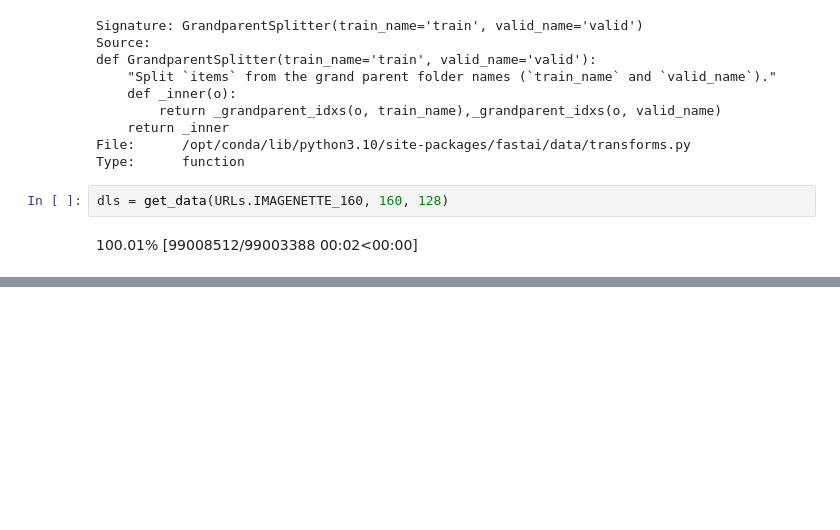
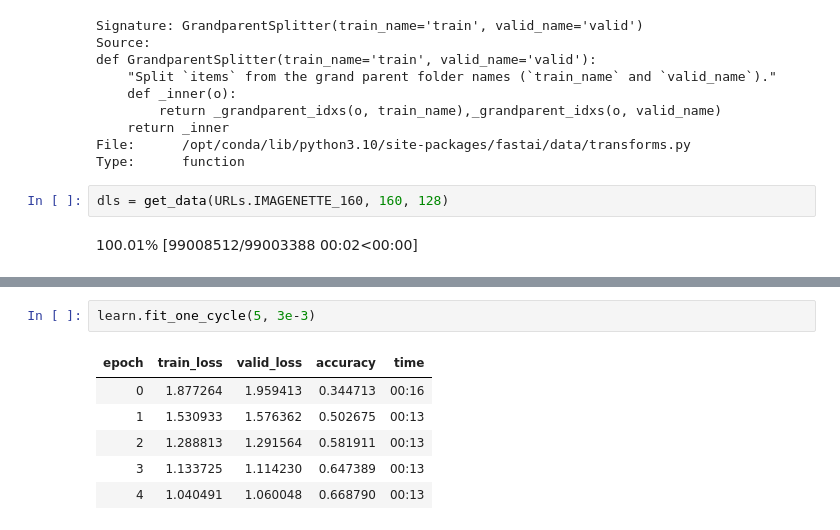
Before and after one commit to flyinacres/fastai-coursework, a Jupyter notebook: fast-14.ipynb, the cells around one changed output, grey strips where cells are left out. Cells and saved outputs as stored; diff of their text form; blank space fills up the shorter version.

```diff
--- a/fast-14.ipynb
+++ b/fast-14.ipynb
@@ -98,0 +129,9 @@ dls = get_data(URLs.IMAGENETTE_160, 160, 128)
+# %%
+learn.fit_one_cycle(5, 3e-3)
+# %% [output]
+| epoch | train_loss | valid_loss | accuracy | time |
+| 0 | 1.877264 | 1.959413 | 0.344713 | 00:16 |
+| 1 | 1.530933 | 1.576362 | 0.502675 | 00:13 |
+| 2 | 1.288813 | 1.291564 | 0.581911 | 00:13 |
+| 3 | 1.133725 | 1.114230 | 0.647389 | 00:13 |
+| 4 | 1.040491 | 1.060048 | 0.668790 | 00:13 |
```
Also changed, not shown: parts of 8 cells of this notebook.
